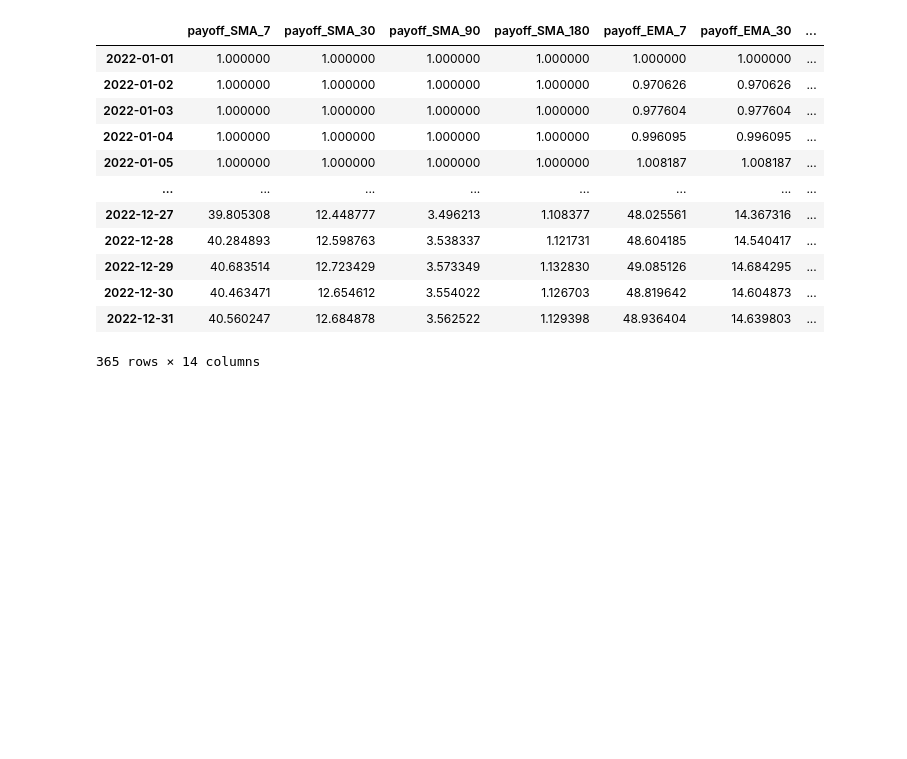
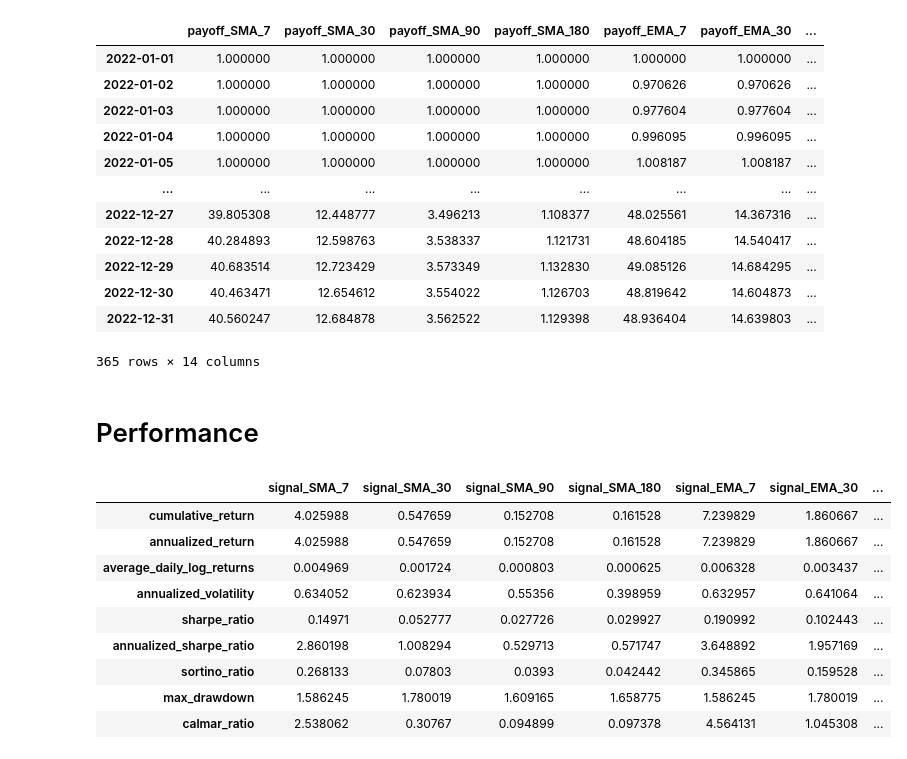
Before and after one commit to sudhanshu22gupta/cryptocurrency-forecasting, a Jupyter notebook: EDA.ipynb, the cells around one changed output. Drawn from its saved outputs; the diff is of its cells as text; code cells hidden in the pictures; blank space fills up the shorter version.

Commit message:
performance metrics computed

```diff
--- a/EDA.ipynb
+++ b/EDA.ipynb
@@ -810,3 +835,32 @@ df_true_payoffs[[col for col in df_true_payoffs.columns if col.startswith("payof
 | 2022-12-30 | 40.463471 | 12.654612 | 3.554022 | 1.126703 | 48.819642 | 14.604873 | ... |
 | 2022-12-31 | 40.560247 | 12.684878 | 3.562522 | 1.129398 | 48.936404 | 14.639803 | ... |
 365 rows × 14 columns
+# %% [markdown]
+# Performance
+# %%
+true_daily_log_returns = Y_test
+
+
+perf_m = PerformanceMetrics(
+    true_daily_log_returns,
+    df_rfr_payoffs[[col for col in df_rfr_payoffs.columns if col.startswith("signal")]],
+    )
+# %%
+performance_metrics = [
+    'cumulative_return', 'annualized_return', 'average_daily_log_returns',
+    'annualized_volatility', 'sharpe_ratio', 'annualized_sharpe_ratio',
+    'sortino_ratio', 'max_drawdown', 'calmar_ratio',
+    ]
+
+perf_m.compute_performance_metrics(performance_metrics)
+# %% [output]
+|  | signal_SMA_7 | signal_SMA_30 | signal_SMA_90 | signal_SMA_180 | signal_EMA_7 | signal_EMA_30 | ... |
+| cumulative_return | 4.025988 | 0.547659 | 0.152708 | 0.161528 | 7.239829 | 1.860667 | ... |
+| annualized_return | 4.025988 | 0.547659 | 0.152708 | 0.161528 | 7.239829 | 1.860667 | ... |
+| average_daily_log_returns | 0.004969 | 0.001724 | 0.000803 | 0.000625 | 0.006328 | 0.003437 | ... |
+| annualized_volatility | 0.634052 | 0.623934 | 0.55356 | 0.398959 | 0.632957 | 0.641064 | ... |
+| sharpe_ratio | 0.14971 | 0.052777 | 0.027726 | 0.029927 | 0.190992 | 0.102443 | ... |
+| annualized_sharpe_ratio | 2.860198 | 1.008294 | 0.529713 | 0.571747 | 3.648892 | 1.957169 | ... |
+| sortino_ratio | 0.268133 | 0.07803 | 0.0393 | 0.042442 | 0.345865 | 0.159528 | ... |
+| max_drawdown | 1.586245 | 1.780019 | 1.609165 | 1.658775 | 1.586245 | 1.780019 | ... |
+| calmar_ratio | 2.538062 | 0.30767 | 0.094899 | 0.097378 | 4.564131 | 1.045308 | ... |
```
Also changed, not shown: parts of 6 cells of this notebook, 2 other files.
